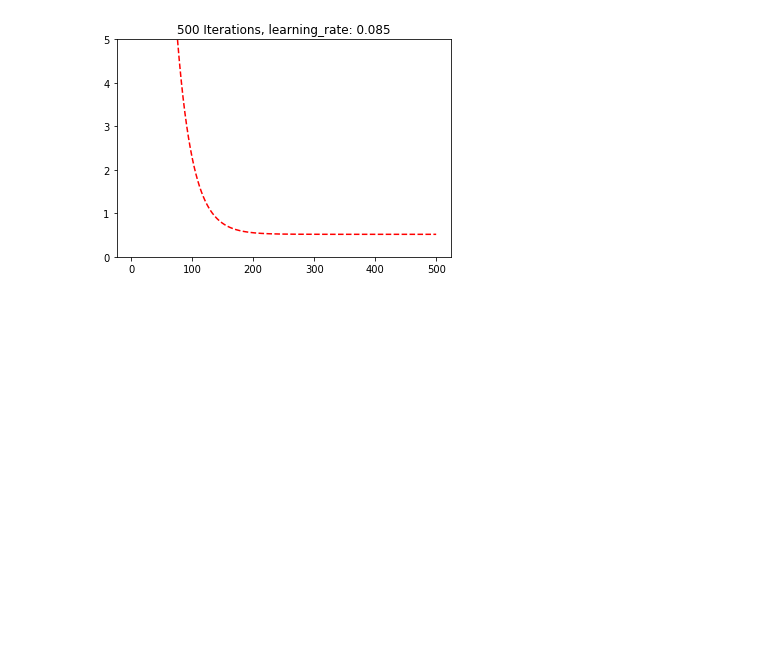
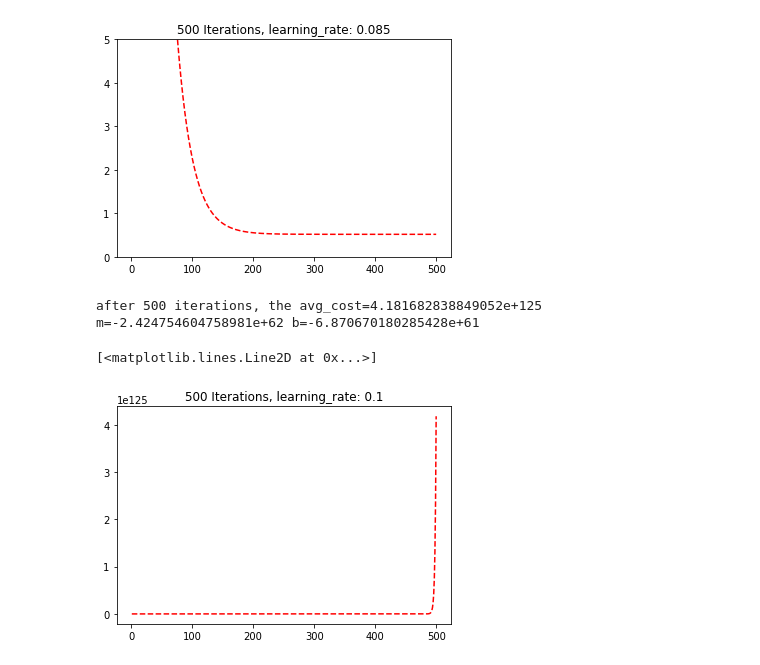
Before and after one commit to Alex-ley/Machine_learning_articles, a Jupyter notebook: Linear Regression with Loops.ipynb, the cells around one changed output. Saved outputs shown, nothing was run; the diff lists cells and outputs as text; code cells hidden in the pictures; blank space fills up the shorter version.

```diff
--- a/Linear Regression with Loops.ipynb
+++ b/Linear Regression with Loops.ipynb
@@ -119,3 +120,21 @@ plt.plot(epochs, y_axis_cost, 'r--')
 # %% [output]
 [<matplotlib.lines.Line2D at 0x...>]
 [figure]
+# %%
+iterations = 500
+too_fast_learning_rate = 0.1
+initial_m = 0
+initial_b = 0
+avg_cost, m, b, too_fast_avg_cost_array = gradientDescent(X_act,Y_act,initial_m,initial_b,iterations,too_fast_learning_rate)
+# %%
+print(f"after {iterations} iterations, the avg_cost={avg_cost} m={m} b={b}")
+# %% [output]
+after 500 iterations, the avg_cost=4.181682838849052e+125 m=-2.424754604758981e+62 b=-6.870670180285428e+61
+# %%
+y_axis_cost = np.array(too_fast_avg_cost_array,dtype=np.float64).reshape(-1,1)
+plt.title(f"500 Iterations, learning_rate: {too_fast_learning_rate}")
+# plt.ylim((0,1e124))
+plt.plot(epochs, y_axis_cost, 'r--')
+# %% [output]
+[<matplotlib.lines.Line2D at 0x...>]
+[figure, added]
```
Also changed, not shown: parts of 1 cell of this notebook, 2 other files.
